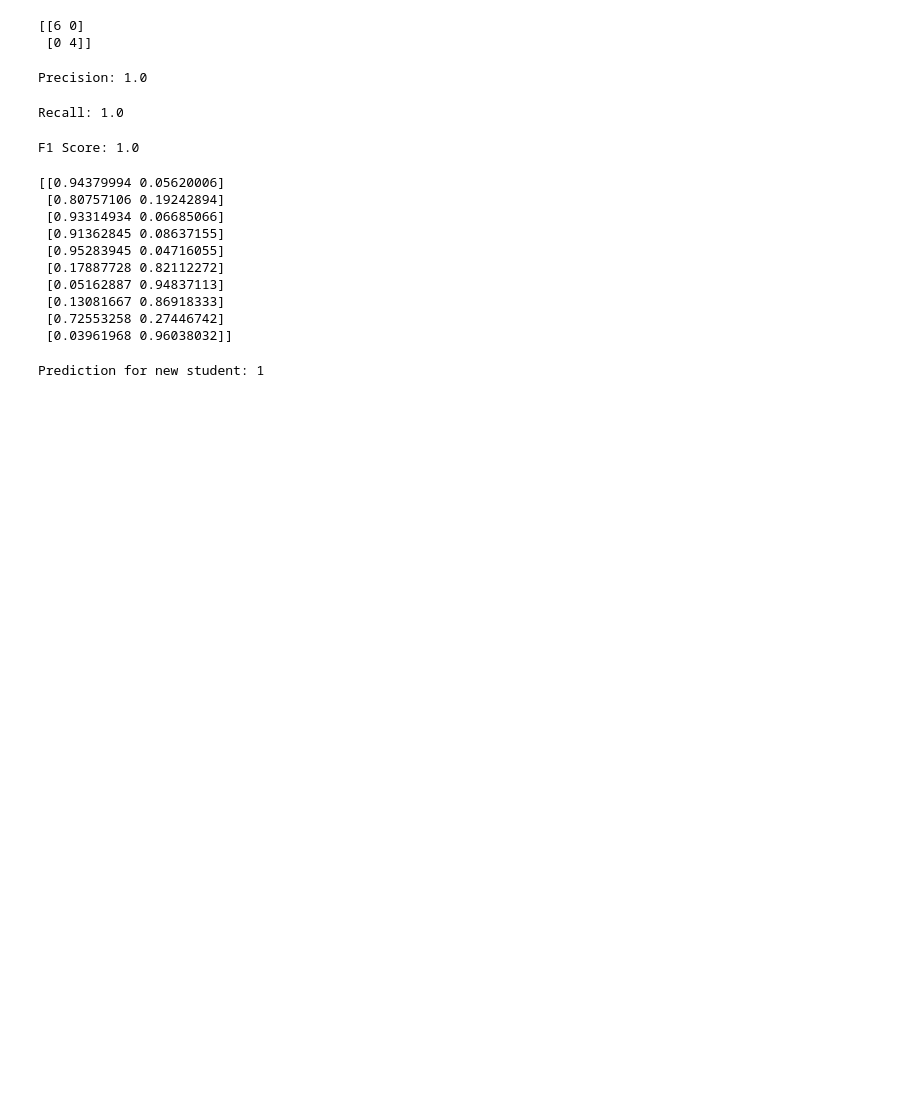
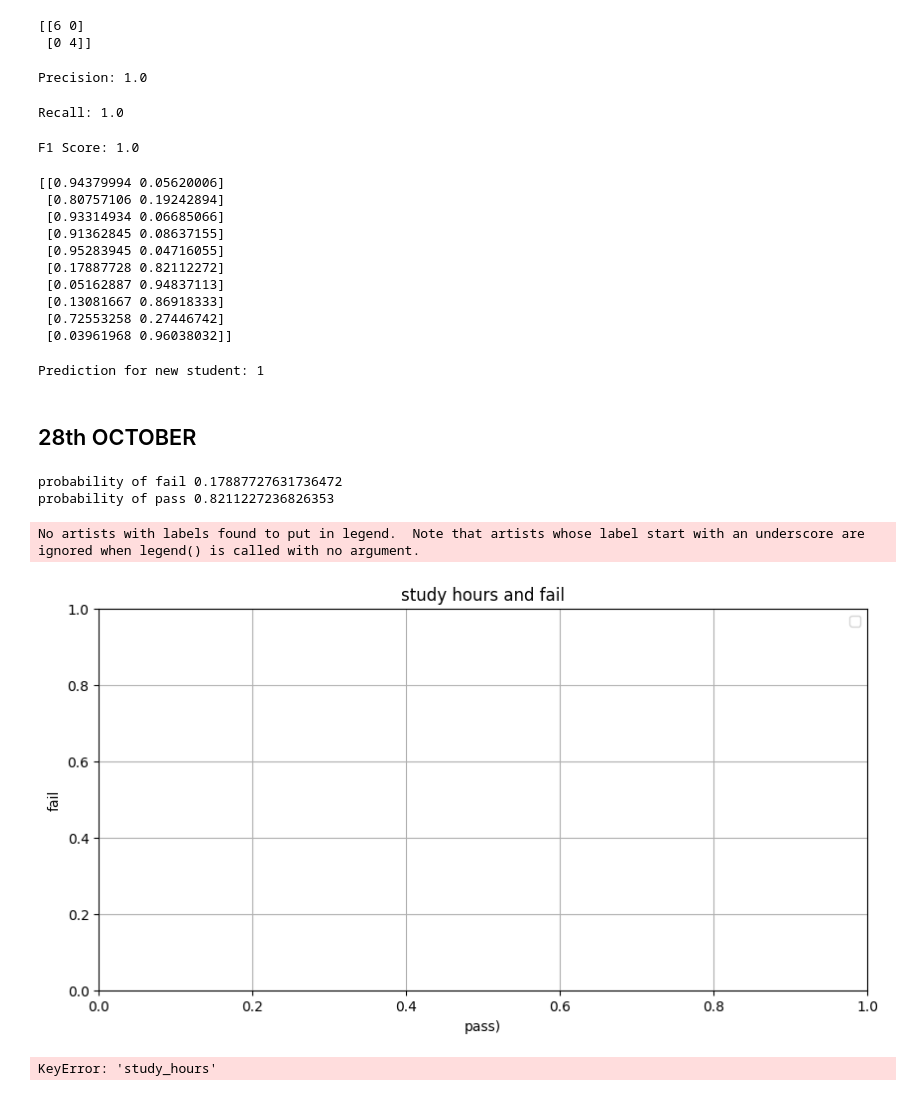
Before and after one commit to Seltileng/ml-python-tutorials, a Jupyter notebook: 26oct.ipynb, the cells around one changed output. Cells and saved outputs as stored; diff of their text form; code cells hidden in the pictures; blank space fills up the shorter version.

```diff
--- a/26oct.ipynb
+++ b/26oct.ipynb
@@ -121,3 +121,27 @@ prediction = model.predict(new_student)
 print("Prediction for new student:", prediction[0])
 # %% [output]
 Prediction for new student: 1
+# %% [markdown]
+## 28th OCTOBER
+# %%
+probability = model.predict_proba(new_student)
+
+print("probability of fail", probability[0][0])
+print("probability of pass", probability[0][1])
+# %% [output]
+probability of fail 0.17887727631736472
+probability of pass 0.8211227236826353
+# %%
+# plot to show study hours and fail
+plt.figure(figsize=(10, 5))
+plt.title('study hours and fail')
+plt.xlabel('pass)')
+plt.ylabel('fail')
+plt.legend()
+plt.grid(True)
+plt.show()
+plt.plot(df["study_hours"], model.predict_proba(df))
+# %% [output]
+No artists with labels found to put in legend.  Note that artists whose label start with an underscore are ignored when legend() is called with no argument.
+[figure, added]
+KeyError: 'study_hours'
```
Also changed, not shown: parts of 1 cell of this notebook, 3 other files.
